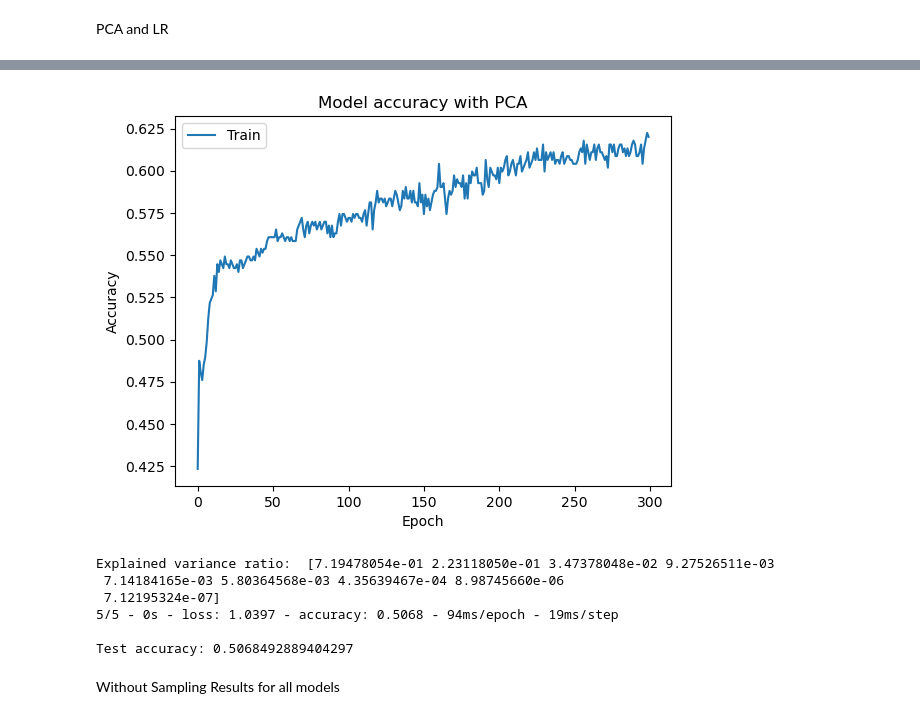
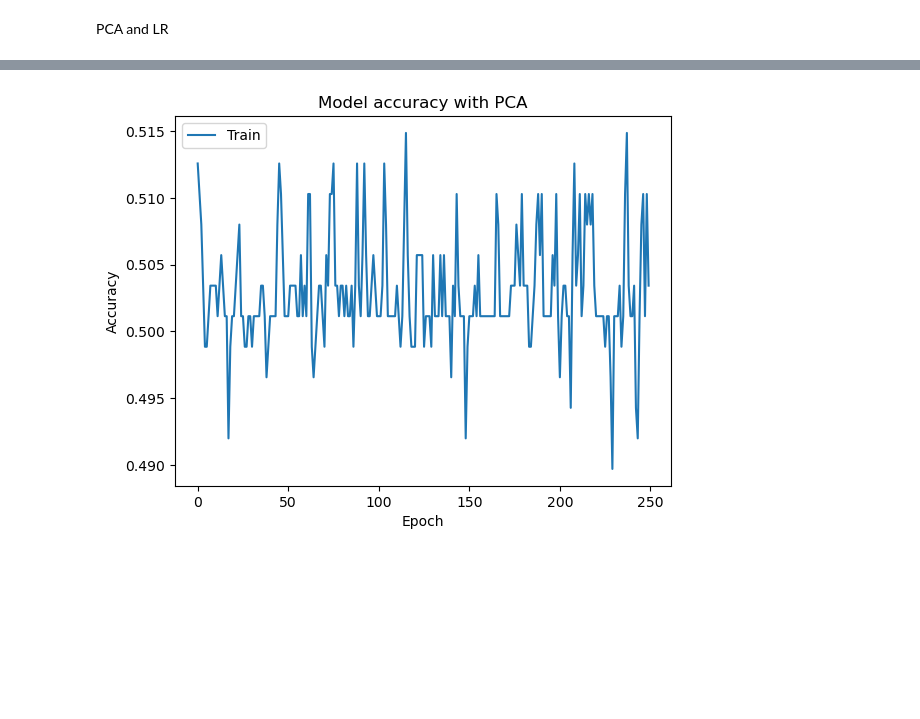
Before and after one commit to SamLee-dedeboy/Awesum, a Jupyter notebook: preprocess/experiments/Models_test.ipynb, the cells around one changed output, grey strips where cells are left out. Cells and saved outputs as stored; diff of their text form; code cells hidden in the pictures; blank space fills up the shorter version.

```diff
--- a/preprocess/experiments/Models_test.ipynb
+++ b/preprocess/experiments/Models_test.ipynb
@@ -242,6 +222,7 @@ for i,datum in enumerate(data):
     datum['Writer_Perplexity'] = perp_writer
     datum['LLM_Perplexity'] = perp_llm
 
+    datum["Delta_Bert_Score"] = scorer.Bert_Score([writer_summ],[article]) - scorer.Bert_Score([llm_summ],[article])
 save_json(data, r'data/All_Scores.json')
 # %% [output]
 0/599
@@ -781,3 +1191,18 @@ for feature, avg_weight in zip(list(x_train.columns), average_abs_weights):
+# %%
+result_list_NN = []
+def save_results_NN(model, cf, acc, sampling, epochs, bz,var,loss,drop):
+    result = {}
+    result['Model Architecture'] = model
+    result['Sampling Technique'] = sampling
+    result['Testing Accuracy'] = acc
+    result['Confusion Matrix'] = cf
+    result['epochs'] = epochs
+    result['batch  size'] = bz
+    result['Variance Ratios'] = var
+    result['Loss'] = loss
+    result['Dropped columns (PCA)'] = drop
+    result_list_NN.append(result)
+    return result_list_NN
 # %% [markdown]
 MLP with PCA
 # %%
@@ -882,3 +1342,3 @@ delta_WMD
 # %%
-X_train_reduced = x_train.drop(columns = ['delta_WMD','Delra_Cosine','Delta_LR'])
-X_test_reduced = x_test.drop(columns = ['delta_WMD','Delra_Cosine','Delta_LR'])
+X_train_reduced = x_train.drop(columns = ['Delta_LR','delta_WMD','delta_rogue_L'])
+X_test_reduced = x_test.drop(columns = ['Delta_LR','delta_WMD','delta_rogue_L'])
@@ -908,25 +1364,35 @@ from sklearn.decomposition import PCA
 pca = PCA(n_components=X_train_reduced.shape[1])
 pca.fit(X_train_reduced)
 
-X_train_pca = pca.transform(X_train_reduced)
-X_test_pca = pca.transform(X_test_reduced)
+# X_train_pca = pca.transform(X_train_reduced)
+# X_test_pca = pca.transform(X_test_reduced)
 
 model_pca = tf.keras.models.Sequential([
-    tf.keras.layers.Dense(10, input_dim=X_train_reduced.shape[1], activation='relu'),
-    tf.keras.layers.Dense(10, activation='relu'),
+    tf.keras.layers.Dense(10, input_dim=X_train_reduced.shape[1], activation='linear'),
     tf.keras.layers.Dense(3, activation='softmax')
 ])
 
-model_pca.compile(loss='sparse_categorical_crossentropy', optimizer='adam', metrics=['accuracy'])
-history_pca = model_pca.fit(X_train_reduced, y_train, epochs=300, batch_size=10)
-
-print("Shape of components_: ", pca.components_.shape)
+epochs_list = [100,200,250]
+batch_size_list = [3,25,50]
+for bz in batch_size_list:
+    for ep in epochs_list:
+        model_pca.compile(loss='sparse_categorical_crossentropy', optimizer='adam', metrics=['accuracy'])
+        history_pca = model_pca.fit(X_train_reduced, y_train, epochs=ep, batch_size=bz)
+        y_preds = np.argmax(model_pca.predict(X_test_reduced), axis=1)
+        conf_matrix = confusion_matrix(y_test, y_preds)
+        var = pca.explained_variance_ratio_
+        test_loss, test_accuracy = model_pca.evaluate(X_test_reduced, y_test, verbose=2)
+        save_results_NN("Linear-softmax",conf_matrix,test_accuracy,"SMOTE Over Sampling",ep,bz,var,test_loss,"Delta_LR,delta_WMD,delta_rogue_L")
 
 
-for i, component in enumerate(pca.components_):
-    print(f"Component {i+1}:")
-    for feature, weight in zip(list(x_train.columns), component):
-        print(f"{feature}: {weight}")
+# uncomment to analyze weights and PCA variance
+# print("Shape of components_: ", pca.components_.shape)
+
+
+# for i, component in enumerate(pca.components_):
+#     print(f"Component {i+1}:")
+#     for feature, weight in zip(list(x_train.columns), component):
+#         print(f"{feature}: {weight}")
 
 # average_weights = np.mean(pca.components_, axis=0)
 
@@ -942,8 +1408,8 @@ plt.xlabel('Epoch')
 plt.legend(['Train'], loc='upper left')
 plt.show()
 
-print('Explained variance ratio: ', pca.explained_variance_ratio_)
+# print('Explained variance ratio: ', pca.explained_variance_ratio_)
 
-test_loss, test_accuracy = model_pca.evaluate(X_test_reduced, y_test, verbose=2)
-print(f'\nTest accuracy: {test_accuracy}')
+# test_loss, test_accuracy = model_pca.evaluate(X_test_reduced, y_test, verbose=2)
+# print(f'\nTest accuracy: {test_accuracy}')
 # %% [output]
@@ -967,9 +1433 @@ delta_WMD: 0.0007113360540330145
-[figure, old version]
+[figure, new version]
-Explained variance ratio:  [7.19478054e-01 2.23118050e-01 3.47378048e-02 9.27526511e-03
- 7.14184165e-03 5.80364568e-03 4.35639467e-04 8.98745660e-06
- 7.12195324e-07]
-5/5 - 0s - loss: 1.0397 - accuracy: 0.5068 - 94ms/epoch - 19ms/step
-
-Test accuracy: 0.5068492889404297
-# %% [markdown]
-Without Sampling Results for all models
```
Also changed, not shown: parts of 78 cells of this notebook, 5 other files.
